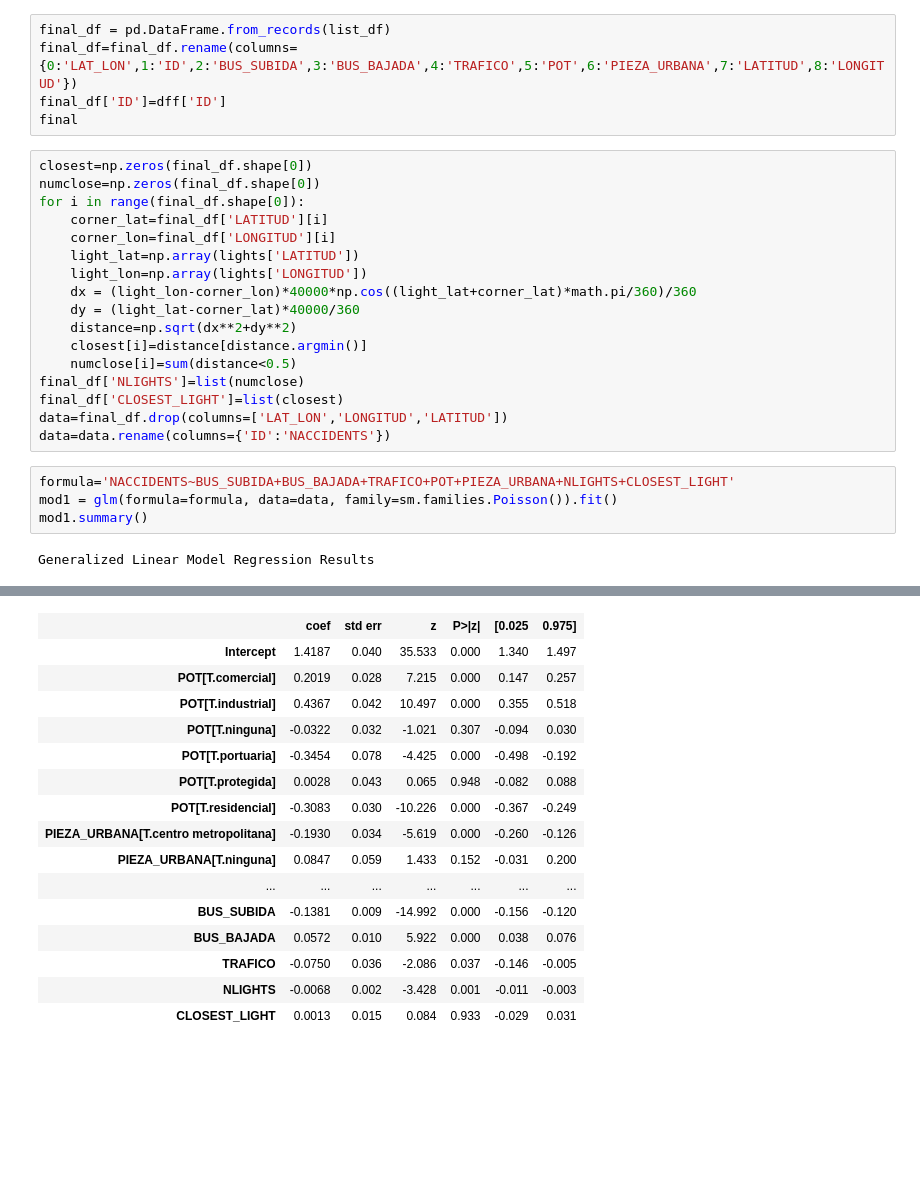
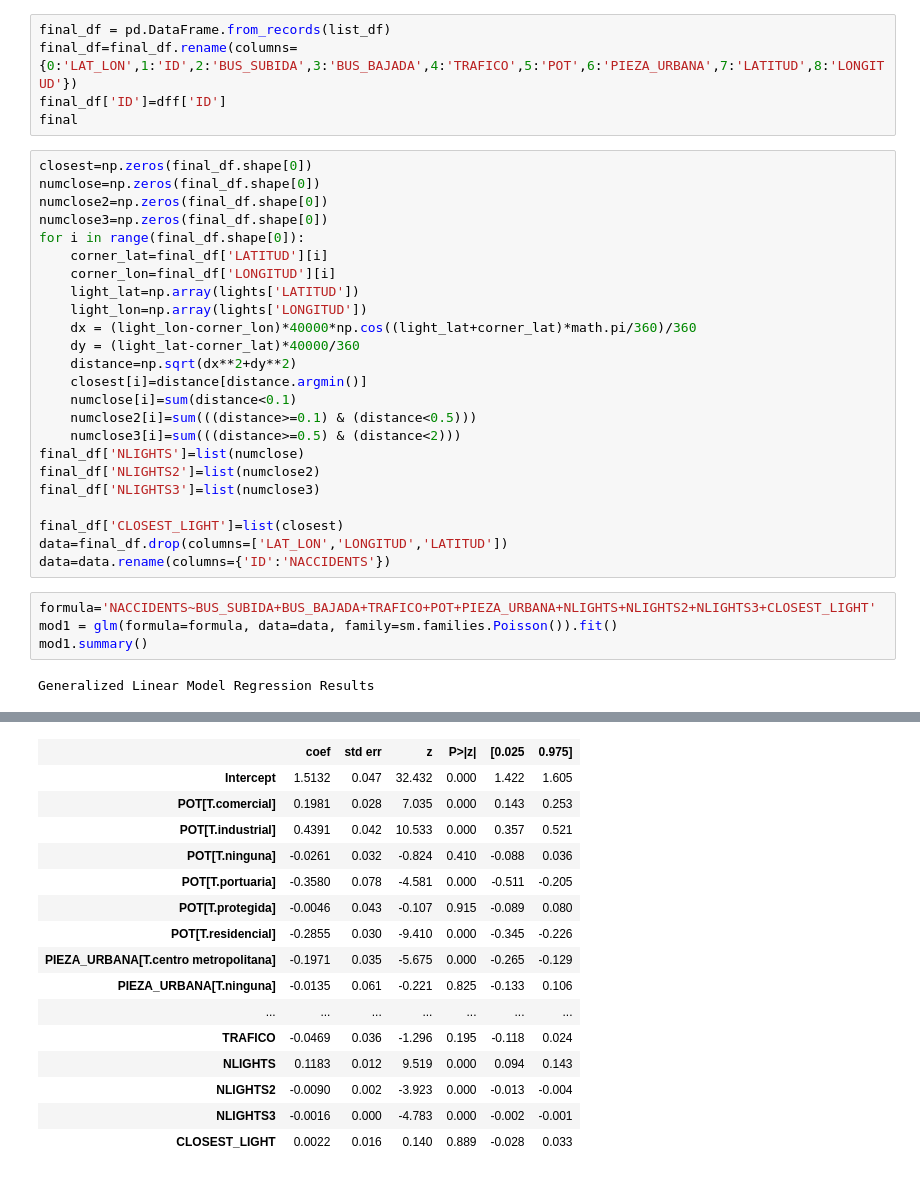
Before and after one commit to albertofbs15/ds4_project, a Jupyter notebook: Final Data/modelpoisson.ipynb, the cells around one changed output, grey strips where cells are left out. Drawn from its saved outputs; the diff is of its cells as text; blank space fills up the shorter version.

```diff
--- a/Final Data/modelpoisson.ipynb
+++ b/Final Data/modelpoisson.ipynb
@@ -35,6 +35,8 @@ final
 # %%
 closest=np.zeros(final_df.shape[0])
 numclose=np.zeros(final_df.shape[0])
+numclose2=np.zeros(final_df.shape[0])
+numclose3=np.zeros(final_df.shape[0])
 for i in range(final_df.shape[0]):
     corner_lat=final_df['LATITUD'][i]
     corner_lon=final_df['LONGITUD'][i]
@@ -44,13 +46,18 @@ for i in range(final_df.shape[0]):
     dy = (light_lat-corner_lat)*40000/360
     distance=np.sqrt(dx**2+dy**2)
     closest[i]=distance[distance.argmin()]
-    numclose[i]=sum(distance<0.5)
+    numclose[i]=sum(distance<0.1)
+    numclose2[i]=sum(((distance>=0.1) & (distance<0.5)))
+    numclose3[i]=sum(((distance>=0.5) & (distance<2)))
 final_df['NLIGHTS']=list(numclose)
+final_df['NLIGHTS2']=list(numclose2)
+final_df['NLIGHTS3']=list(numclose3)
+
 final_df['CLOSEST_LIGHT']=list(closest)
 data=final_df.drop(columns=['LAT_LON','LONGITUD','LATITUD'])
 data=data.rename(columns={'ID':'NACCIDENTS'})
 # %%
-formula='NACCIDENTS~BUS_SUBIDA+BUS_BAJADA+TRAFICO+POT+PIEZA_URBANA+NLIGHTS+CLOSEST_LIGHT'
+formula='NACCIDENTS~BUS_SUBIDA+BUS_BAJADA+TRAFICO+POT+PIEZA_URBANA+NLIGHTS+NLIGHTS2+NLIGHTS3+CLOSEST_LIGHT'
 mod1 = glm(formula=formula, data=data, family=sm.families.Poisson()).fit()
 mod1.summary()
 # %% [output]
@@ -65,21 +72,21 @@ Generalized Linear Model Regression Results
 | No. Iterations: | 6 |  |  |
 | Covariance Type: | nonrobust |  |  |
 |  | coef | std err | z | P>|z| | [0.025 | 0.975] |
-| Intercept | 1.4187 | 0.040 | 35.533 | 0.000 | 1.340 | 1.497 |
-| POT[T.comercial] | 0.2019 | 0.028 | 7.215 | 0.000 | 0.147 | 0.257 |
-| POT[T.industrial] | 0.4367 | 0.042 | 10.497 | 0.000 | 0.355 | 0.518 |
-| POT[T.ninguna] | -0.0322 | 0.032 | -1.021 | 0.307 | -0.094 | 0.030 |
-| POT[T.portuaria] | -0.3454 | 0.078 | -4.425 | 0.000 | -0.498 | -0.192 |
-| POT[T.protegida] | 0.0028 | 0.043 | 0.065 | 0.948 | -0.082 | 0.088 |
-| POT[T.residencial] | -0.3083 | 0.030 | -10.226 | 0.000 | -0.367 | -0.249 |
-| PIEZA_URBANA[T.centro metropolitana] | -0.1930 | 0.034 | -5.619 | 0.000 | -0.260 | -0.126 |
-| PIEZA_URBANA[T.ninguna] | 0.0847 | 0.059 | 1.433 | 0.152 | -0.031 | 0.200 |
+| Intercept | 1.5132 | 0.047 | 32.432 | 0.000 | 1.422 | 1.605 |
+| POT[T.comercial] | 0.1981 | 0.028 | 7.035 | 0.000 | 0.143 | 0.253 |
+| POT[T.industrial] | 0.4391 | 0.042 | 10.533 | 0.000 | 0.357 | 0.521 |
+| POT[T.ninguna] | -0.0261 | 0.032 | -0.824 | 0.410 | -0.088 | 0.036 |
+| POT[T.portuaria] | -0.3580 | 0.078 | -4.581 | 0.000 | -0.511 | -0.205 |
+| POT[T.protegida] | -0.0046 | 0.043 | -0.107 | 0.915 | -0.089 | 0.080 |
+| POT[T.residencial] | -0.2855 | 0.030 | -9.410 | 0.000 | -0.345 | -0.226 |
+| PIEZA_URBANA[T.centro metropolitana] | -0.1971 | 0.035 | -5.675 | 0.000 | -0.265 | -0.129 |
+| PIEZA_URBANA[T.ninguna] | -0.0135 | 0.061 | -0.221 | 0.825 | -0.133 | 0.106 |
 | ... | ... | ... | ... | ... | ... | ... |
-| BUS_SUBIDA | -0.1381 | 0.009 | -14.992 | 0.000 | -0.156 | -0.120 |
-| BUS_BAJADA | 0.0572 | 0.010 | 5.922 | 0.000 | 0.038 | 0.076 |
-| TRAFICO | -0.0750 | 0.036 | -2.086 | 0.037 | -0.146 | -0.005 |
-| NLIGHTS | -0.0068 | 0.002 | -3.428 | 0.001 | -0.011 | -0.003 |
-| CLOSEST_LIGHT | 0.0013 | 0.015 | 0.084 | 0.933 | -0.029 | 0.031 |
+| TRAFICO | -0.0469 | 0.036 | -1.296 | 0.195 | -0.118 | 0.024 |
+| NLIGHTS | 0.1183 | 0.012 | 9.519 | 0.000 | 0.094 | 0.143 |
+| NLIGHTS2 | -0.0090 | 0.002 | -3.923 | 0.000 | -0.013 | -0.004 |
+| NLIGHTS3 | -0.0016 | 0.000 | -4.783 | 0.000 | -0.002 | -0.001 |
+| CLOSEST_LIGHT | 0.0022 | 0.016 | 0.140 | 0.889 | -0.028 | 0.033 |
 # %%
 mod1.predict()
 plt.plot(list(mod1.predict()))
```
Also changed, not shown: parts of 9 cells of this notebook.
